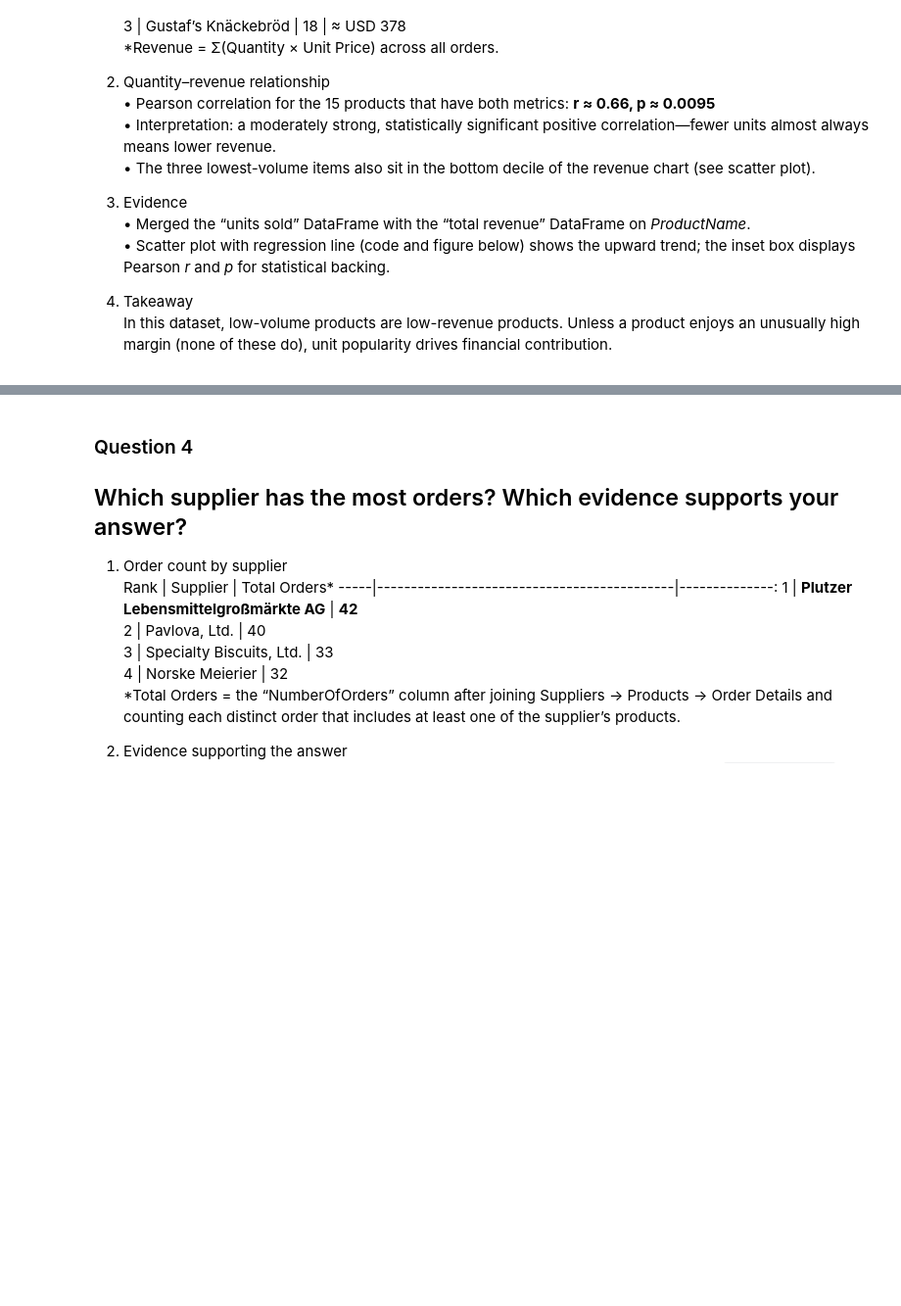
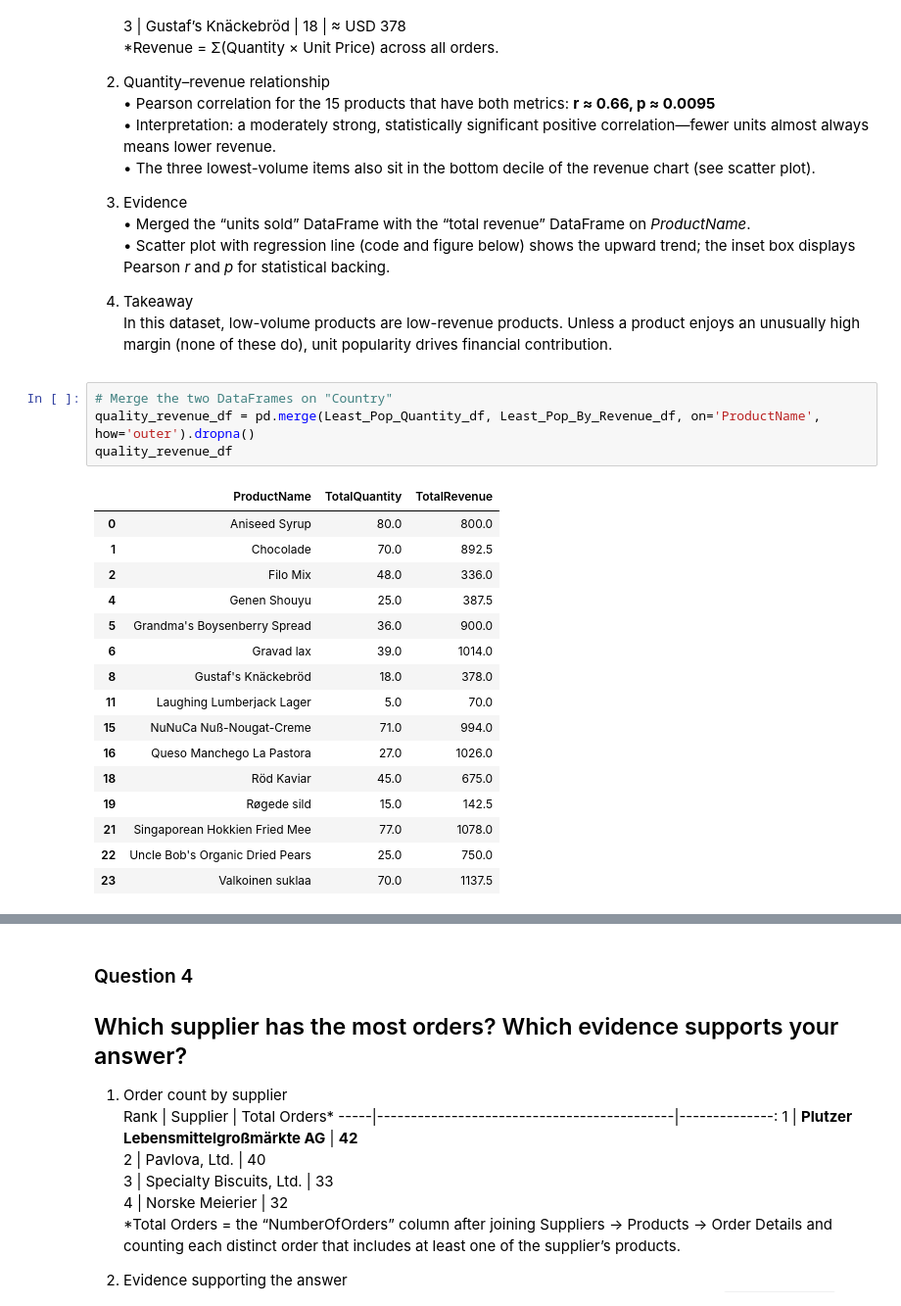
Before and after one commit to jesseniadia/Ad-Hoc-Data-Reporting, a Jupyter notebook: adhoc-sql (TLab 4)/adhoc_report.ipynb, the cells around one changed output, grey strips where cells are left out. Shown: that part at 98% size. Cells and saved outputs as stored; diff of their text form; blank space fills up the shorter version.

```diff
--- a/adhoc-sql (TLab 4)/adhoc_report.ipynb
+++ b/adhoc-sql (TLab 4)/adhoc_report.ipynb
@@ -702,4 +719,25 @@ plt.show()
 
 4. Takeaway
    In this dataset, low-volume products are low-revenue products. Unless a product enjoys an unusually high margin (none of these do), unit popularity drives financial contribution.
+# %%
+# Merge the two DataFrames on "Country"
+quality_revenue_df = pd.merge(Least_Pop_Quantity_df, Least_Pop_By_Revenue_df, on='ProductName', how='outer').dropna()
+quality_revenue_df
+# %% [output]
+|  | ProductName | TotalQuantity | TotalRevenue |
+| 0 | Aniseed Syrup | 80.0 | 800.0 |
+| 1 | Chocolade | 70.0 | 892.5 |
+| 2 | Filo Mix | 48.0 | 336.0 |
+| 4 | Genen Shouyu | 25.0 | 387.5 |
+| 5 | Grandma's Boysenberry Spread | 36.0 | 900.0 |
+| 6 | Gravad lax | 39.0 | 1014.0 |
+| 8 | Gustaf's Knäckebröd | 18.0 | 378.0 |
+| 11 | Laughing Lumberjack Lager | 5.0 | 70.0 |
+| 15 | NuNuCa Nuß-Nougat-Creme | 71.0 | 994.0 |
+| 16 | Queso Manchego La Pastora | 27.0 | 1026.0 |
+| 18 | Röd Kaviar | 45.0 | 675.0 |
+| 19 | Røgede sild | 15.0 | 142.5 |
+| 21 | Singaporean Hokkien Fried Mee | 77.0 | 1078.0 |
+| 22 | Uncle Bob's Organic Dried Pears | 25.0 | 750.0 |
+| 23 | Valkoinen suklaa | 70.0 | 1137.5 |
 # %%
```
Also changed, not shown: parts of 15 cells of this notebook.
